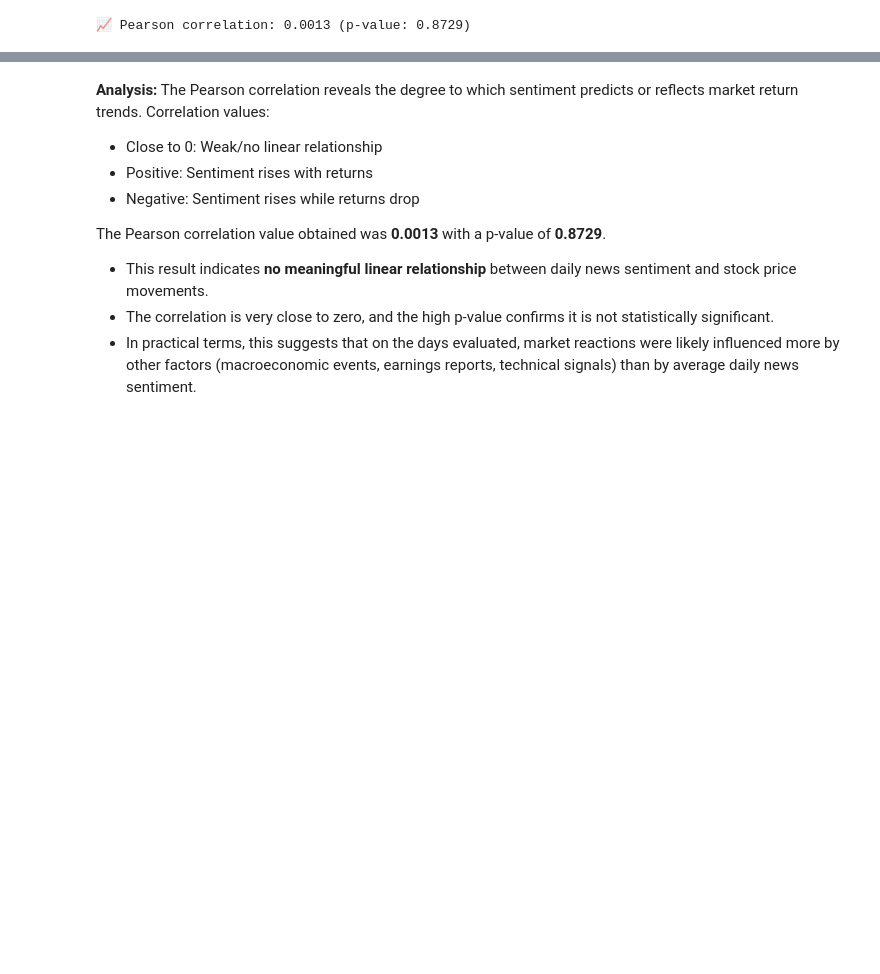
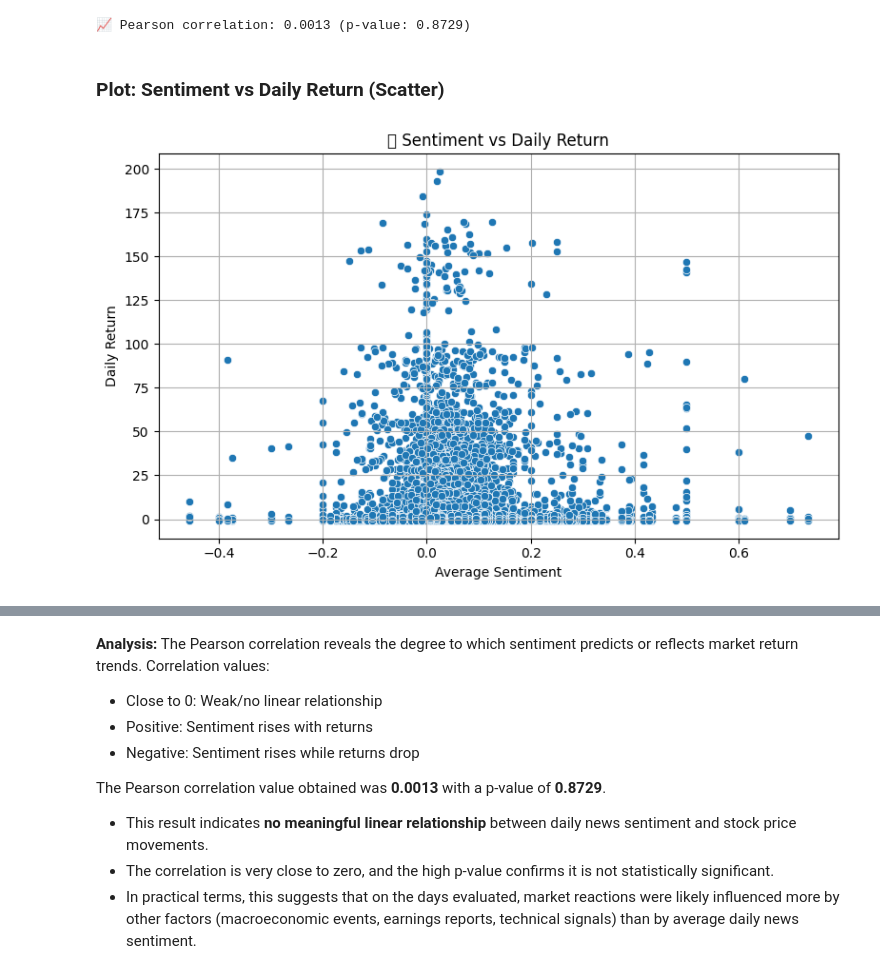
Before and after one commit to michaWorku/news-sentiment-stock-analysis, a Jupyter notebook: notebooks/correlation_analysis.ipynb, the cells around one changed output, grey strips where cells are left out. Cells and saved outputs as stored; diff of their text form; code cells hidden in the pictures; blank space fills up the shorter version.

```diff
--- a/notebooks/correlation_analysis.ipynb
+++ b/notebooks/correlation_analysis.ipynb
@@ -135,3 +165,16 @@ Combined Data Sample:
 correlation = compute_correlation(combined_df)
 # %% [output]
 📈 Pearson correlation: 0.0013 (p-value: 0.8729)
+# %% [markdown]
+### Plot: Sentiment vs Daily Return (Scatter)
+# %%
+plt.figure(figsize=(8, 5))
+sns.scatterplot(data=combined_df, x='avg_sentiment', y='daily_return')
+plt.title("📊 Sentiment vs Daily Return")
+plt.xlabel("Average Sentiment")
+plt.ylabel("Daily Return")
+plt.grid(True)
+plt.tight_layout()
+plt.show()
+# %% [output]
+[figure, added]
```
Also changed, not shown: parts of 8 cells of this notebook.
